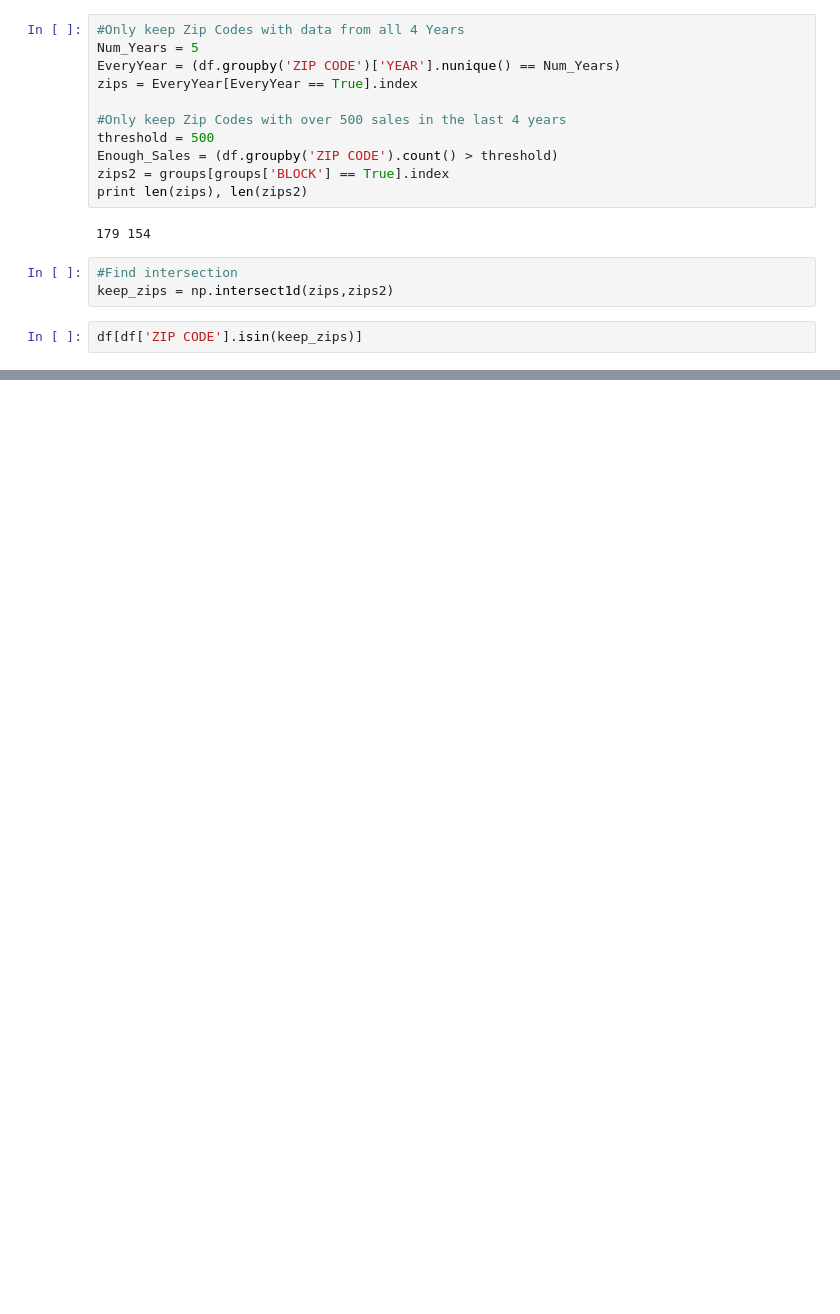
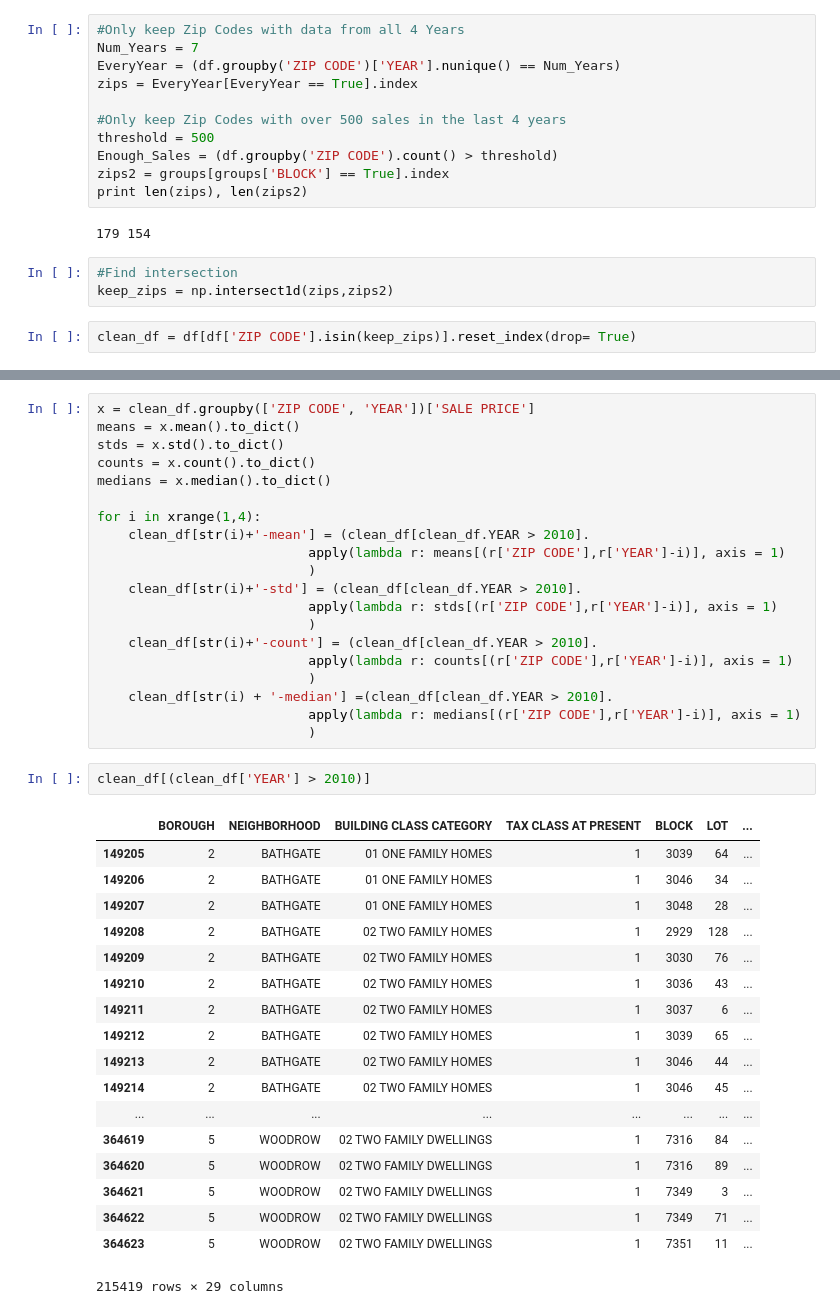
Before and after one commit to asaich/cs109final, a Jupyter notebook: Make_Features.ipynb, the cells around one changed output, grey strips where cells are left out. Drawn from its saved outputs; the diff is of its cells as text; blank space fills up the shorter version.

```diff
--- a/Make_Features.ipynb
+++ b/Make_Features.ipynb
@@ -90,7 +90,7 @@ YEAR                              267379
 dtype: int64
 # %%
 #Only keep Zip Codes with data from all 4 Years
-Num_Years = 5
+Num_Years = 7
 EveryYear = (df.groupby('ZIP CODE')['YEAR'].nunique() == Num_Years)
 zips = EveryYear[EveryYear == True].index
 
@@ -105,4 +105,4 @@ print len(zips), len(zips2)
 #Find intersection
 keep_zips = np.intersect1d(zips,zips2)
 # %%
-df[df['ZIP CODE'].isin(keep_zips)]
+clean_df = df[df['ZIP CODE'].isin(keep_zips)].reset_index(drop= True)
@@ -127,0 +144,41 @@ df[df['ZIP CODE'].isin(keep_zips)]
+# %%
+x = clean_df.groupby(['ZIP CODE', 'YEAR'])['SALE PRICE']
+means = x.mean().to_dict()
+stds = x.std().to_dict()
+counts = x.count().to_dict()
+medians = x.median().to_dict()
+
+for i in xrange(1,4):
+    clean_df[str(i)+'-mean'] = (clean_df[clean_df.YEAR > 2010].
+                           apply(lambda r: means[(r['ZIP CODE'],r['YEAR']-i)], axis = 1)
+                           )
+    clean_df[str(i)+'-std'] = (clean_df[clean_df.YEAR > 2010].
+                           apply(lambda r: stds[(r['ZIP CODE'],r['YEAR']-i)], axis = 1)
+                           )
+    clean_df[str(i)+'-count'] = (clean_df[clean_df.YEAR > 2010].
+                           apply(lambda r: counts[(r['ZIP CODE'],r['YEAR']-i)], axis = 1)
+                           )
+    clean_df[str(i) + '-median'] =(clean_df[clean_df.YEAR > 2010].
+                           apply(lambda r: medians[(r['ZIP CODE'],r['YEAR']-i)], axis = 1)
+                           )
+# %%
+clean_df[(clean_df['YEAR'] > 2010)]
+# %% [output]
+|  | BOROUGH | NEIGHBORHOOD | BUILDING CLASS CATEGORY | TAX CLASS AT PRESENT | BLOCK | LOT | ... |
+| 149205 | 2 | BATHGATE | 01 ONE FAMILY HOMES | 1 | 3039 | 64 | ... |
+| 149206 | 2 | BATHGATE | 01 ONE FAMILY HOMES | 1 | 3046 | 34 | ... |
+| 149207 | 2 | BATHGATE | 01 ONE FAMILY HOMES | 1 | 3048 | 28 | ... |
+| 149208 | 2 | BATHGATE | 02 TWO FAMILY HOMES | 1 | 2929 | 128 | ... |
+| 149209 | 2 | BATHGATE | 02 TWO FAMILY HOMES | 1 | 3030 | 76 | ... |
+| 149210 | 2 | BATHGATE | 02 TWO FAMILY HOMES | 1 | 3036 | 43 | ... |
+| 149211 | 2 | BATHGATE | 02 TWO FAMILY HOMES | 1 | 3037 | 6 | ... |
+| 149212 | 2 | BATHGATE | 02 TWO FAMILY HOMES | 1 | 3039 | 65 | ... |
+| 149213 | 2 | BATHGATE | 02 TWO FAMILY HOMES | 1 | 3046 | 44 | ... |
+| 149214 | 2 | BATHGATE | 02 TWO FAMILY HOMES | 1 | 3046 | 45 | ... |
+| ... | ... | ... | ... | ... | ... | ... | ... |
+| 364619 | 5 | WOODROW | 02 TWO FAMILY DWELLINGS | 1 | 7316 | 84 | ... |
+| 364620 | 5 | WOODROW | 02 TWO FAMILY DWELLINGS | 1 | 7316 | 89 | ... |
+| 364621 | 5 | WOODROW | 02 TWO FAMILY DWELLINGS | 1 | 7349 | 3 | ... |
+| 364622 | 5 | WOODROW | 02 TWO FAMILY DWELLINGS | 1 | 7349 | 71 | ... |
+| 364623 | 5 | WOODROW | 02 TWO FAMILY DWELLINGS | 1 | 7351 | 11 | ... |
+215419 rows × 29 columns
```
Also changed, not shown: parts of 8 cells of this notebook.
